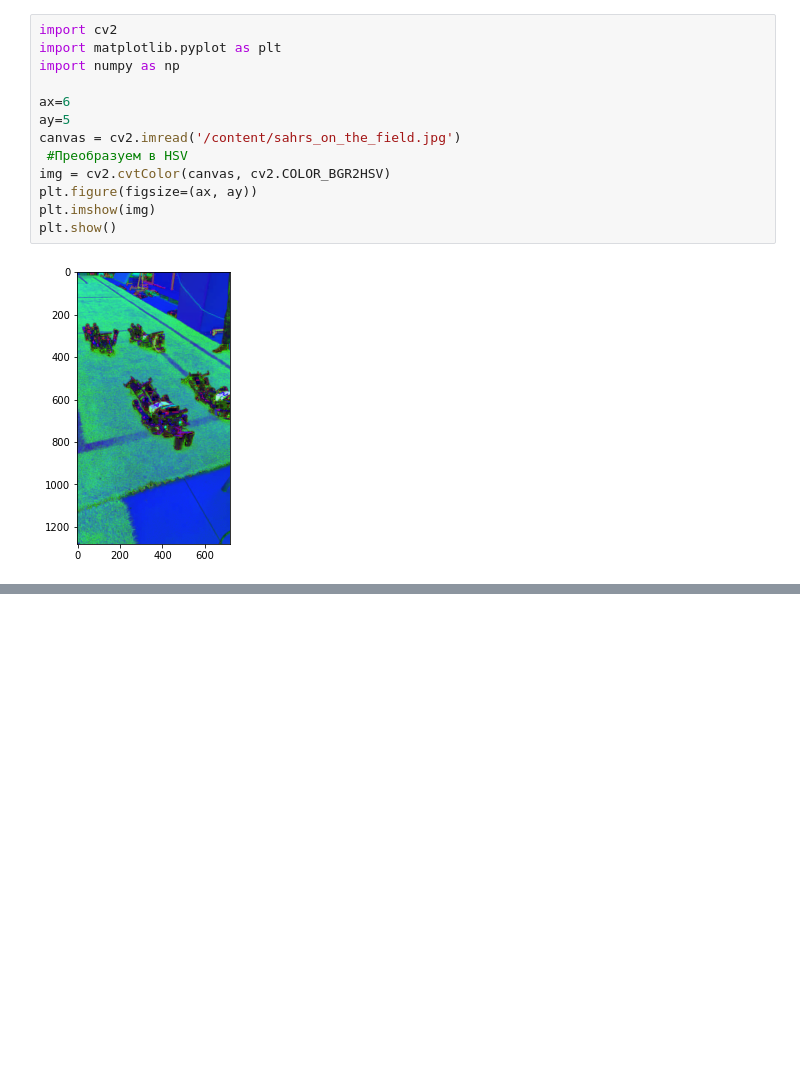
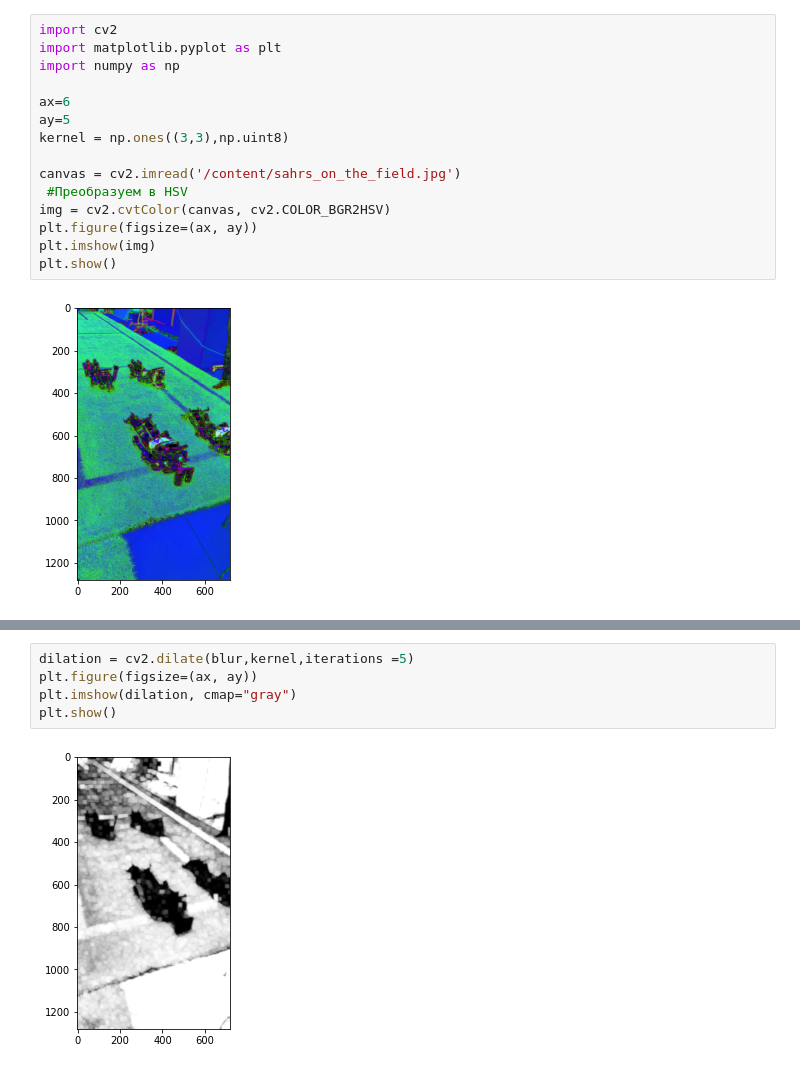
Before and after one commit to cyberschoolinmoscow/robofootball, a Jupyter notebook: homework/cv_hw2.ipynb, the cells around one changed output, grey strips where cells are left out. Drawn from its saved outputs; the diff is of its cells as text; blank space fills up the shorter version.

```diff
--- a/homework/cv_hw2.ipynb
+++ b/homework/cv_hw2.ipynb
@@ -15,6 +15,8 @@ import numpy as np
 
 ax=6
 ay=5
+kernel = np.ones((3,3),np.uint8)
+
 canvas = cv2.imread('/content/sahrs_on_the_field.jpg')
  #Преобразуем в HSV
 img = cv2.cvtColor(canvas, cv2.COLOR_BGR2HSV)
@@ -41,0 +44,7 @@ plt.show()
+# %%
+dilation = cv2.dilate(blur,kernel,iterations =5)
+plt.figure(figsize=(ax, ay))
+plt.imshow(dilation, cmap="gray")
+plt.show()
+# %% [output]
+[figure, added]
```
Also changed, not shown: parts of 11 cells of this notebook.
